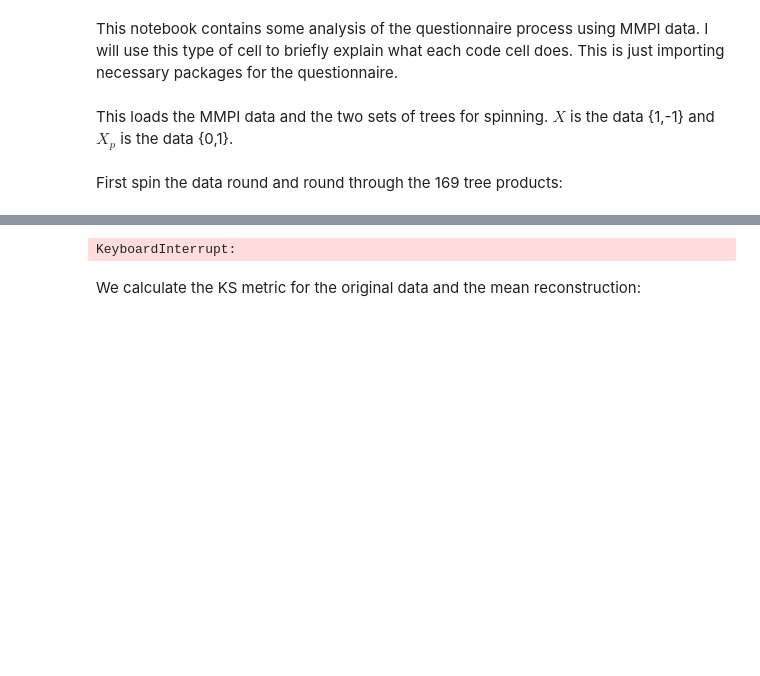
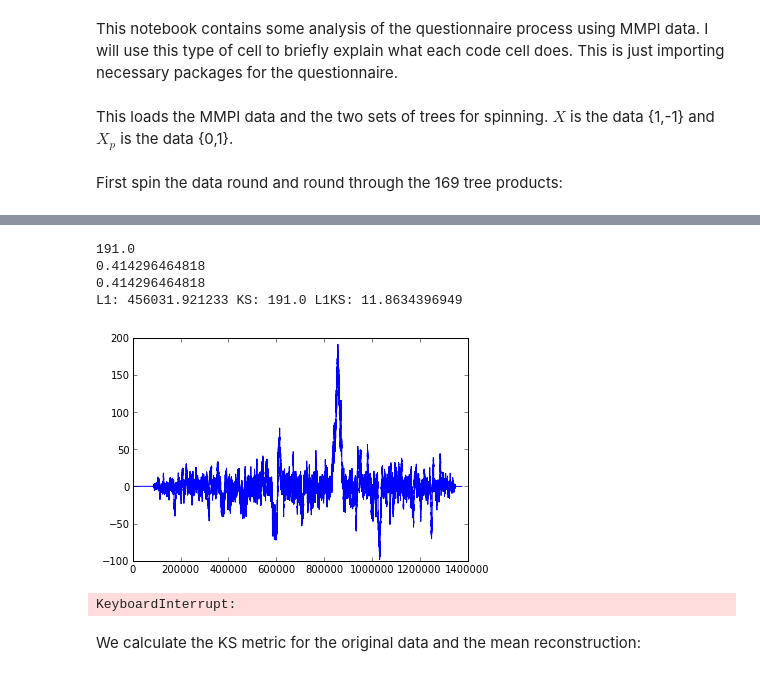
Before and after one commit to hgfalling/pyquest_work, a Jupyter notebook: MMPI_pvalues3.ipynb, the cells around one changed output, grey strips where cells are left out. Saved outputs shown, nothing was run; the diff lists cells and outputs as text; code cells hidden in the pictures; blank space fills up the shorter version.

```diff
--- a/MMPI_pvalues3.ipynb
+++ b/MMPI_pvalues3.ipynb
@@ -19,3 +54,14 @@ First spin the data round and round through the 169 tree products:
+# %%
+print ksmetric.ks_metric(Xp,Xhatp)
+print np.mean(Xhatp)
+print np.mean(Xp)
+ksmetric.ksm_plot(Xp,Xhatp)
+# %% [output]
+191.0
+0.414296464818
+0.414296464818
+L1: 456031.921233 KS: 191.0 L1KS: 11.8634396949
+[figure, added]
 # %%
 EPSILON = 0.001
 Xhat = np.zeros(X.shape)
```
Also changed, not shown: parts of 6 cells of this notebook, 3 other files.
